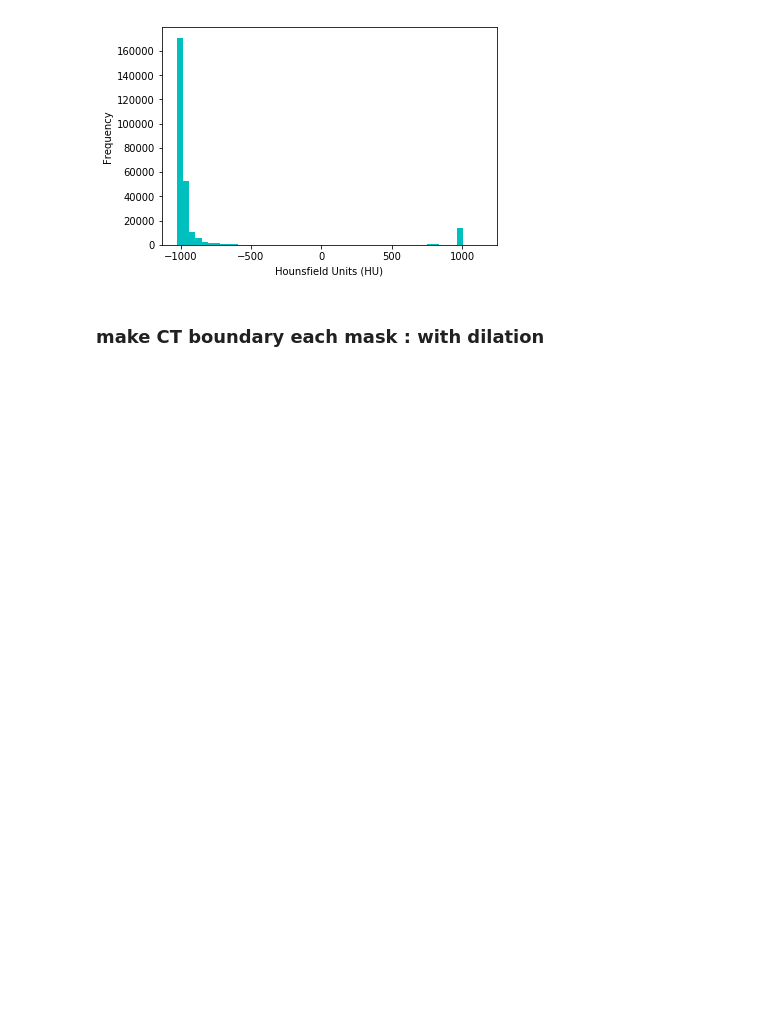
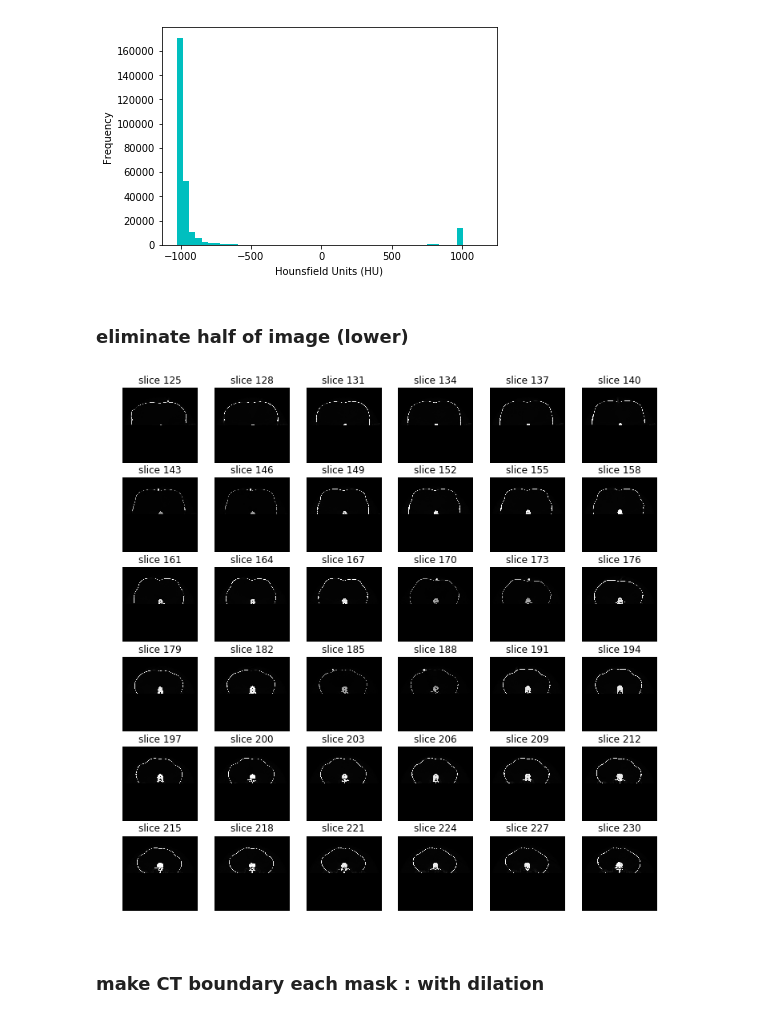
Before and after one commit to daegukdo/TIL, a Jupyter notebook: 05_side_project/01_dicom_with_point_cloud/00_dicom_image_processing_v3.ipynb, the cells around one changed output. Saved outputs shown, nothing was run; the diff lists cells and outputs as text; code cells hidden in the pictures; blank space fills up the shorter version.

```diff
--- a/05_side_project/01_dicom_with_point_cloud/00_dicom_image_processing_v3.ipynb
+++ b/05_side_project/01_dicom_with_point_cloud/00_dicom_image_processing_v3.ipynb
@@ -115,3 +124,5 @@ plt.ylabel("Frequency")
 plt.show()
 # %% [output]
 [figure]
+# %% [markdown]
+### eliminate half of image (lower)
@@ -117,0 +147,4 @@ plt.show()
+# %%
+sample_stack(CT_data_blocked, start_with = 125, show_every=3)
+# %% [output]
+[figure, added]
```
Also changed, not shown: parts of 10 cells of this notebook, 1 other file.
